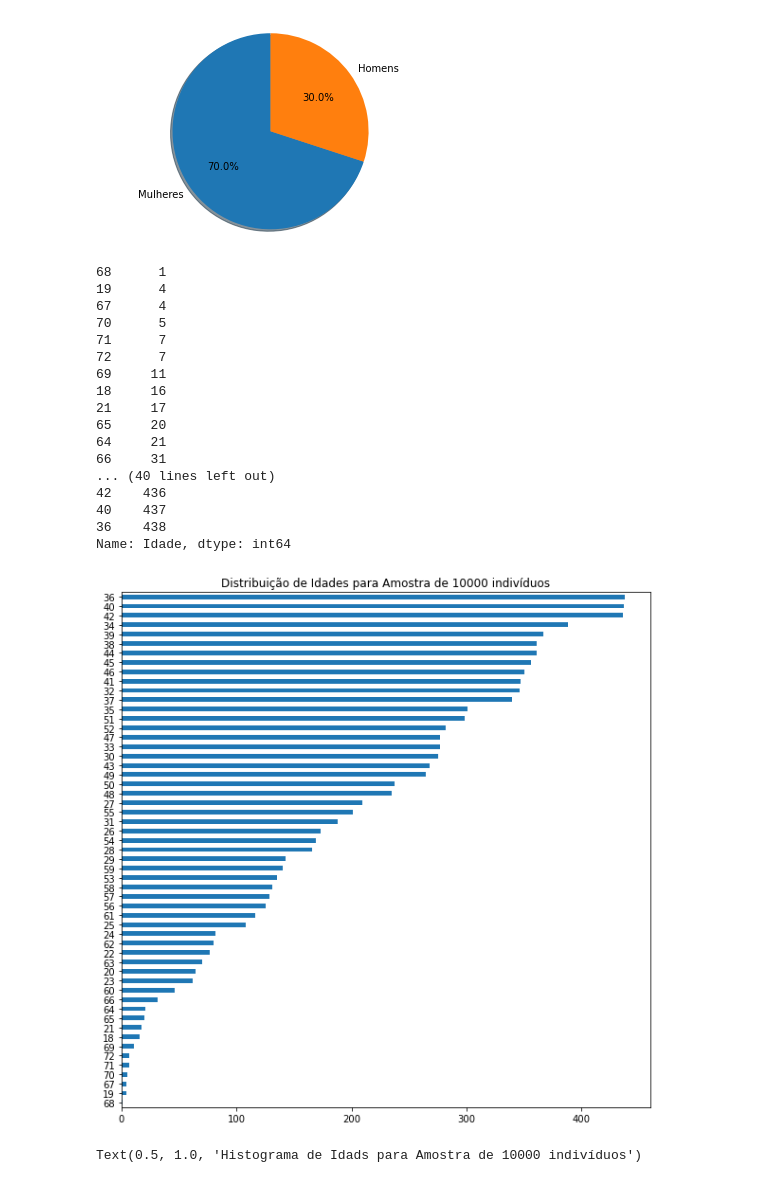
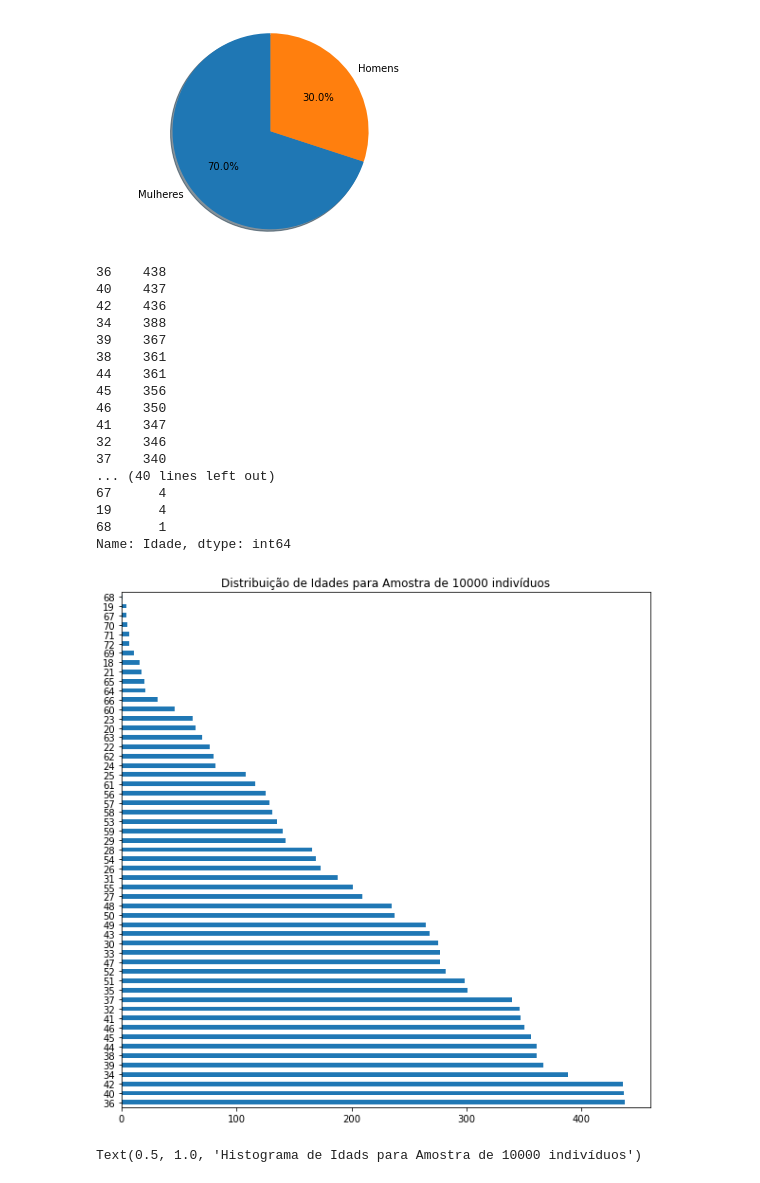
Before and after one commit to sergioneto12/Analise_Censo_Escolar_2020, a Jupyter notebook: Dados - Censo Escolar.ipynb, the cells around one changed output. Cells and saved outputs as stored; diff of their text form; code cells hidden in the pictures.

```diff
--- a/Dados - Censo Escolar.ipynb
+++ b/Dados - Censo Escolar.ipynb
@@ -32,9 +32,9 @@ data_doc.head(5)
 # %%
 #Escolhendo os dados que serão utilizados nos testes gerais
 
-dados_1 = data_doc[['ID_DOCENTE','NU_MES','NU_ANO','NU_IDADE_REFERENCIA','TP_SEXO','TP_COR_RACA','IN_NECESSIDADE_ESPECIAL','IN_LICENCIATURA_1','IN_ESPECIALIZACAO','IN_MESTRADO','IN_DOUTORADO','IN_POS_NENHUM', 'IN_DISC_LINGUA_PORTUGUESA', 'IN_DISC_EDUCACAO_FISICA', 'IN_DISC_ARTES', 'IN_DISC_LINGUA_INGLES', 'IN_DISC_MATEMATICA', 'IN_DISC_CIENCIAS', 'IN_DISC_FISICA', 'IN_DISC_QUIMICA', 'IN_DISC_BIOLOGIA', 'IN_DISC_HISTORIA', 'IN_DISC_GEOGRAFIA', 'IN_DISC_SOCIOLOGIA', 'IN_DISC_FILOSOFIA']]
+dados_1 = data_doc[['ID_DOCENTE','NU_MES','NU_ANO','NU_IDADE_REFERENCIA','TP_SEXO','TP_COR_RACA', 'TP_NACIONALIDADE','IN_NECESSIDADE_ESPECIAL', 'TP_ESCOLARIDADE','IN_LICENCIATURA_1','IN_ESPECIALIZACAO','IN_MESTRADO','IN_DOUTORADO','IN_POS_NENHUM', 'TP_TIPO_DOCENTE','IN_DISC_LINGUA_PORTUGUESA', 'IN_DISC_EDUCACAO_FISICA', 'IN_DISC_ARTES', 'IN_DISC_LINGUA_INGLES', 'IN_DISC_MATEMATICA', 'IN_DISC_CIENCIAS', 'IN_DISC_FISICA', 'IN_DISC_QUIMICA', 'IN_DISC_BIOLOGIA', 'IN_DISC_HISTORIA', 'IN_DISC_GEOGRAFIA', 'IN_DISC_SOCIOLOGIA', 'IN_DISC_FILOSOFIA', 'IN_REGULAR']]
 # %%
 #Renomeando as colunas
-dados_1 = dados_1.rename(columns={"NU_MES":"Mês Nasc.", "NU_ANO": "Ano Nasc.", "NU_IDADE_REFERENCIA":"Idade", "TP_SEXO":"Sexo", "TP_COR_RACA":"Etnia", "IN_NECESSIDADE_ESPECIAL": "Nec. Especial", "IN_LICENCIATURA_1":"Licenciatura", "IN_ESPECIALIZACAO":"Com espec.", "IN_MESTRADO":"Com mestrado", "IN_DOUTORADO":"Com doutorado", "IN_POS_NENHUM":"Sem pós", "IN_DISC_LINGUA_PORTUGUESA":"Língua Portuguesa", "IN_DISC_EDUCACAO_FISICA":"Ed. Física", "IN_DISC_ARTES":"Artes", "IN_DISC_LINGUA_INGLES":"Inglês", "IN_DISC_MATEMATICA":"Matemática", "IN_DISC_CIENCIAS":"Ciências", "IN_DISC_FISICA":"Física", "IN_DISC_QUIMICA":"Química", "IN_DISC_BIOLOGIA":"Biologia", "IN_DISC_HISTORIA":"História", "IN_DISC_GEOGRAFIA":"Geografia", "IN_DISC_SOCIOLOGIA":"Sociologia", "IN_DISC_FILOSOFIA":"Filosofia"})
+dados_1 = dados_1.rename(columns={"NU_MES":"Mês Nasc.", "NU_ANO": "Ano Nasc.", "NU_IDADE_REFERENCIA":"Idade", "TP_SEXO":"Sexo", "TP_COR_RACA":"Etnia", "TP_NACIONALIDADE":"Nacionalidade","IN_NECESSIDADE_ESPECIAL": "Nec. Especial", "TP_ESCOLARIDADE":"Grau Escolaridade","IN_LICENCIATURA_1":"Licenciatura", "IN_ESPECIALIZACAO":"Com espec.", "IN_MESTRADO":"Com mestrado", "IN_DOUTORADO":"Com doutorado", "IN_POS_NENHUM":"Sem pós", "TP_TIPO_DOCENTE":"Tipo de Docência","IN_DISC_LINGUA_PORTUGUESA":"Língua Portuguesa", "IN_DISC_EDUCACAO_FISICA":"Ed. Física", "IN_DISC_ARTES":"Artes", "IN_DISC_LINGUA_INGLES":"Inglês", "IN_DISC_MATEMATICA":"Matemática", "IN_DISC_CIENCIAS":"Ciências", "IN_DISC_FISICA":"Física", "IN_DISC_QUIMICA":"Química", "IN_DISC_BIOLOGIA":"Biologia", "IN_DISC_HISTORIA":"História", "IN_DISC_GEOGRAFIA":"Geografia", "IN_DISC_SOCIOLOGIA":"Sociologia", "IN_DISC_FILOSOFIA":"Filosofia", "IN_REGULAR": "Ens. Regular"})
 dados_1
 # %% [output]
@@ -129,32 +129,32 @@ plt.show()
 # %%
 #Amostragem dos dados referente a idade dos professores
 
-idades = dados_1['Idade'][:10000].value_counts().sort_values(ascending=True)
+idades = dados_1['Idade'][:10000].value_counts().sort_values(ascending=False)
 
 plt.figure(figsize = (10, 10))
 idades.plot.barh()
 plt.title("Distribuição de Idades para Amostra de 10000 indivíduos")
 
 idades
 # %% [output]
+36    438
+40    437
+42    436
+34    388
+39    367
+38    361
+44    361
+45    356
+46    350
+41    347
+32    346
+37    340
+... (40 lines left out)
+67      4
+19      4
 68      1
-19      4
-67      4
-70      5
-71      7
-72      7
-69     11
-18     16
-21     17
-65     20
-64     21
-66     31
-... (40 lines left out)
-42    436
-40    437
-36    438
 Name: Idade, dtype: int64
-[figure, old version]
+[figure, new version]
 # %%
 plt.figure(figsize = (10, 5))
 sns.histplot(data = dados_1['Idade'][:10000])
```
Also changed, not shown: parts of 45 cells of this notebook, 1 other file.
